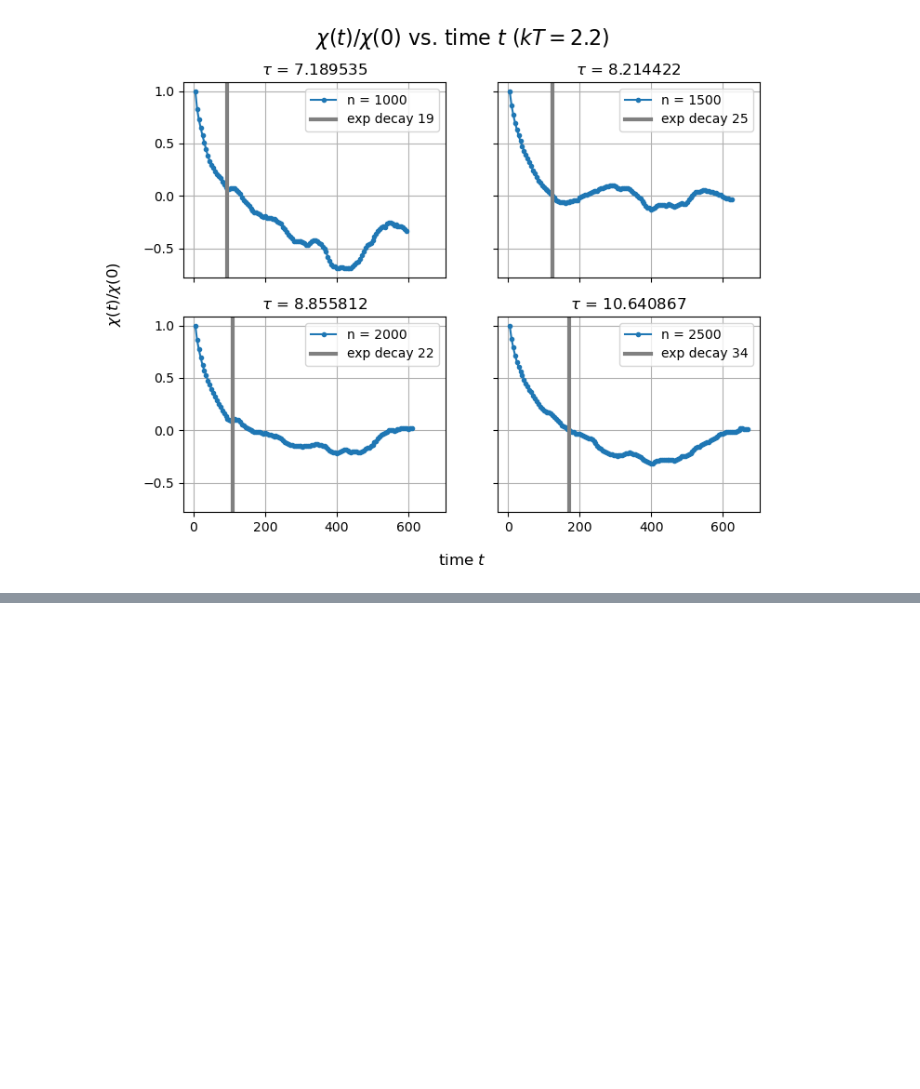
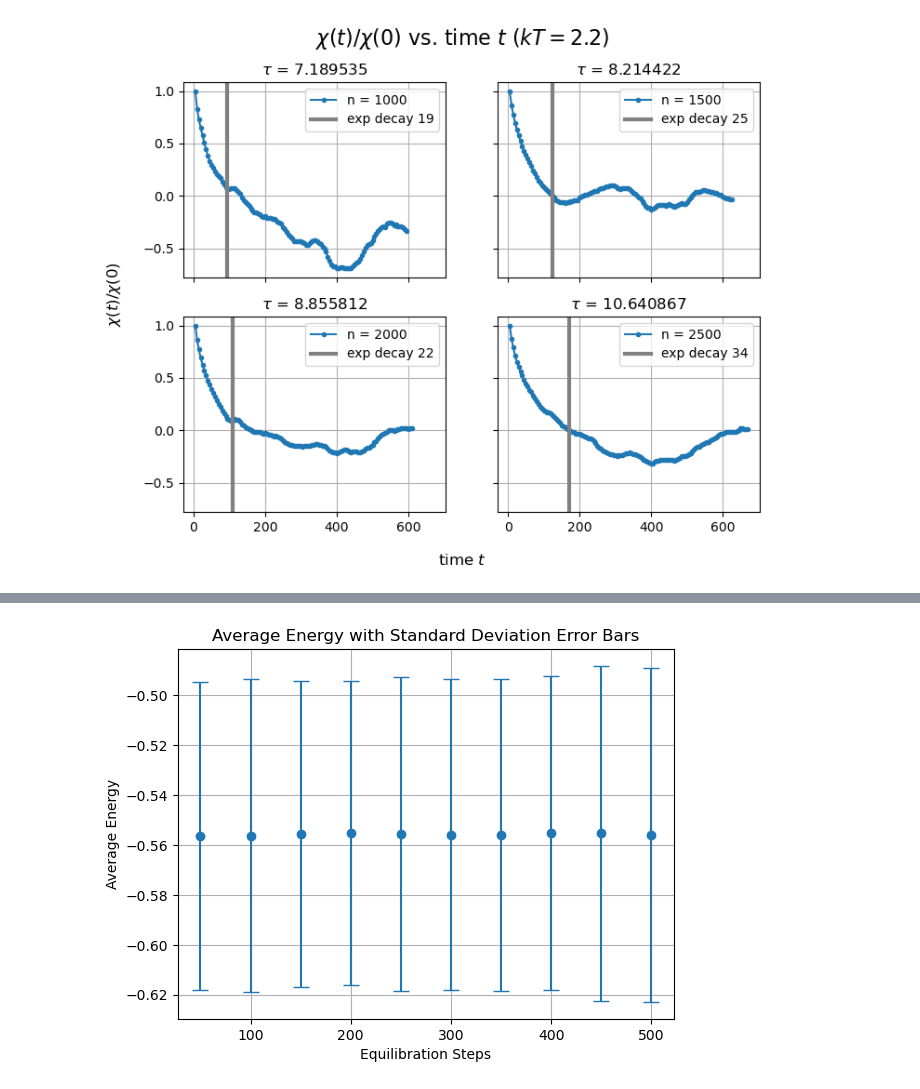
Before and after one commit to seafoodfry/numerical-analysis, a Jupyter notebook: qft/ising/Ising-model.ipynb, the cells around one changed output, grey strips where cells are left out. Saved outputs shown, nothing was run; the diff lists cells and outputs as text; code cells hidden in the pictures; blank space fills up the shorter version.

```diff
--- a/qft/ising/Ising-model.ipynb
+++ b/qft/ising/Ising-model.ipynb
@@ -468,0 +607,3 @@ plt.show()
+# %%
+df_high_T = pd.read_csv('equilibration-high-T.csv')
+df_high_T
@@ -468,0 +622,12 @@ plt.show()
+# %%
+# Use df.index instead of df['equil'] to plot against the number of the simulation.
+plt.errorbar(x=df_high_T['equil'], y=df_high_T['avgE'], yerr=df_high_T['stdE'], fmt='o', capsize=6)
+
+#plt.ylim(-2.0, -1.7)
+plt.xlabel('Equilibration Steps')
+plt.ylabel('Average Energy')
+plt.title('Average Energy with Standard Deviation Error Bars')
+plt.grid(True)
+plt.show()
+# %% [output]
+[figure, added]
```
Also changed, not shown: parts of 20 cells of this notebook.
